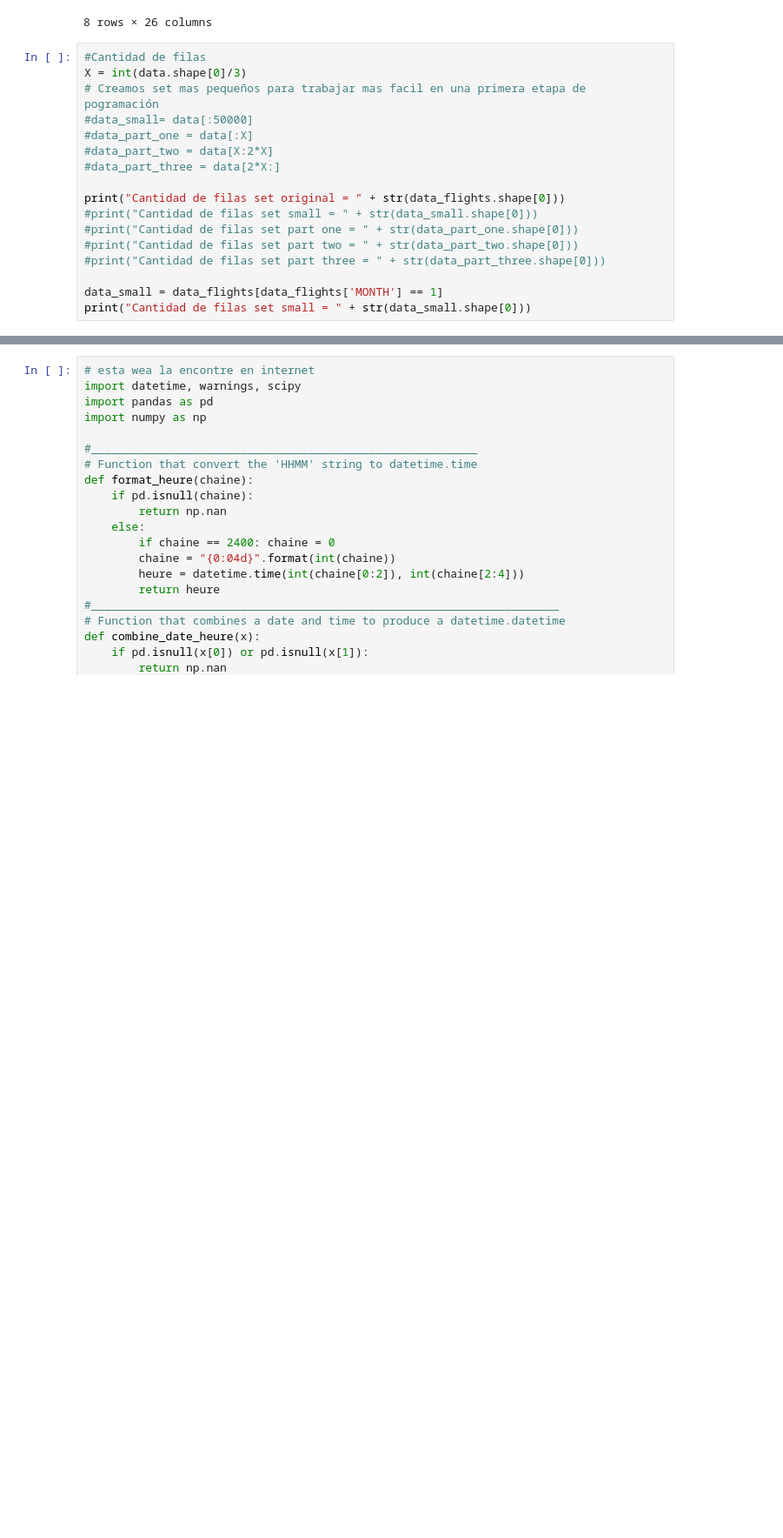
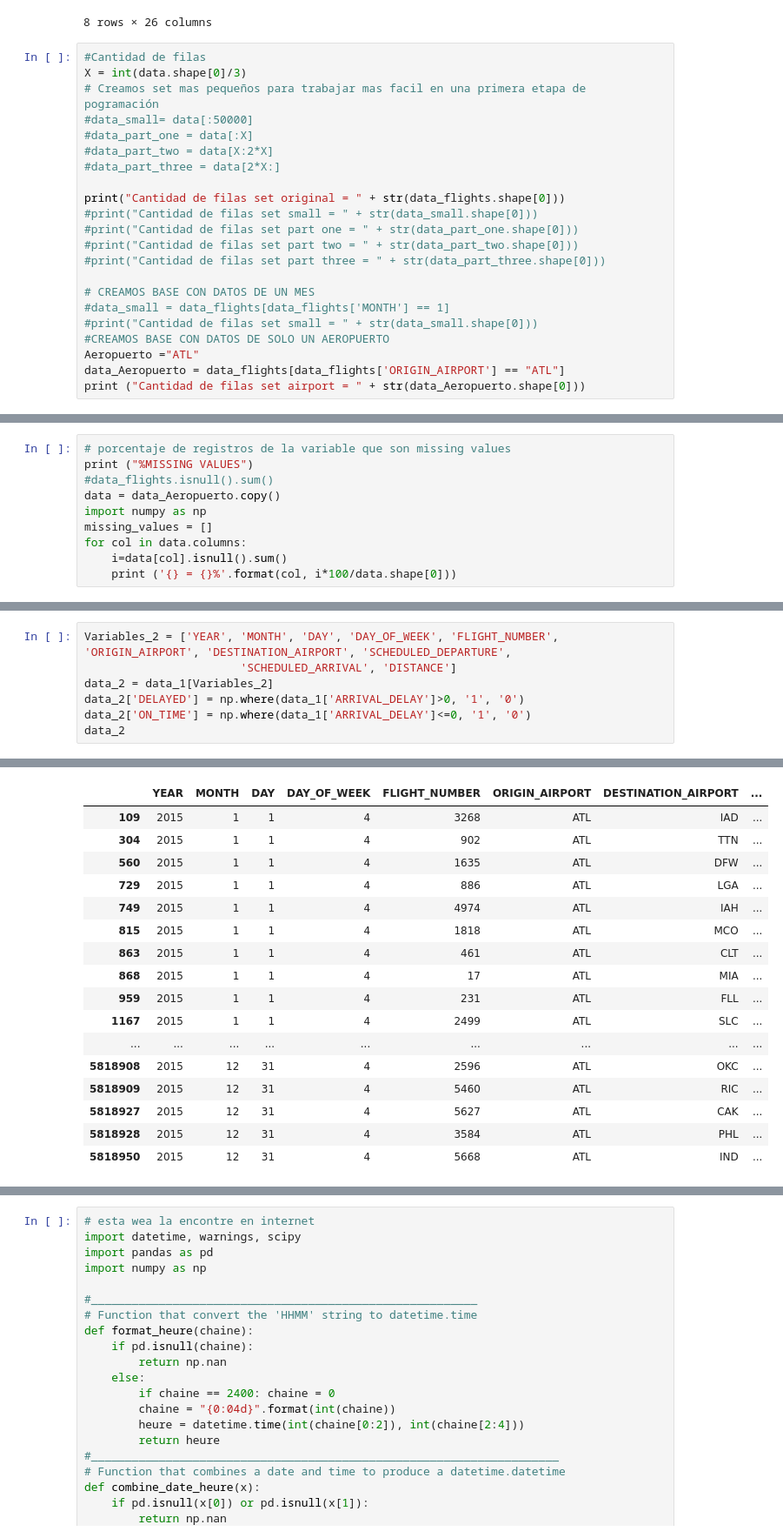
Before and after one commit to fgallardoc/BA, a Jupyter notebook: BA_PROYECTO-VERSION 3.ipynb, the cells around one changed output, grey strips where cells are left out. Shown: that part at 87% size. Cells and saved outputs as stored; diff of their text form; blank space fills up the shorter version.

```diff
--- a/BA_PROYECTO-VERSION 3.ipynb
+++ b/BA_PROYECTO-VERSION 3.ipynb
@@ -34,8 +36,13 @@ print("Cantidad de filas set original = " + str(data_flights.shape[0]))
 #print("Cantidad de filas set part two = " + str(data_part_two.shape[0]))
 #print("Cantidad de filas set part three = " + str(data_part_three.shape[0]))
 
-data_small = data_flights[data_flights['MONTH'] == 1]
-print("Cantidad de filas set small = " + str(data_small.shape[0]))
+# CREAMOS BASE CON DATOS DE UN MES
+#data_small = data_flights[data_flights['MONTH'] == 1]
+#print("Cantidad de filas set small = " + str(data_small.shape[0]))
+#CREAMOS BASE CON DATOS DE SOLO UN AEROPUERTO
+Aeropuerto ="ATL"
+data_Aeropuerto = data_flights[data_flights['ORIGIN_AIRPORT'] == "ATL"]
+print ("Cantidad de filas set airport = " + str(data_Aeropuerto.shape[0]))
 # %% [output]
 Cantidad de filas set original = 5819079
 Cantidad de filas set small = 469968
@@ -41,0 +70,10 @@ Cantidad de filas set small = 469968
+# %%
+# porcentaje de registros de la variable que son missing values
+print ("%MISSING VALUES")
+#data_flights.isnull().sum()
+data = data_Aeropuerto.copy()
+import numpy as np
+missing_values = []
+for col in data.columns:
+    i=data[col].isnull().sum()
+    print ('{} = {}%'.format(col, i*100/data.shape[0]))
@@ -138,0 +134,8 @@ data_1
+# %%
+Variables_2 = ['YEAR', 'MONTH', 'DAY', 'DAY_OF_WEEK', 'FLIGHT_NUMBER', 'ORIGIN_AIRPORT', 'DESTINATION_AIRPORT', 'SCHEDULED_DEPARTURE',
+                       'SCHEDULED_ARRIVAL', 'DISTANCE']
+data_2 = data_1[Variables_2]
+data_2['DELAYED'] = np.where(data_1['ARRIVAL_DELAY']>0, '1', '0')
+data_2['ON_TIME'] = np.where(data_1['ARRIVAL_DELAY']<=0, '1', '0')
+data_2
+# %% [output]
@@ -138,0 +152,17 @@ data_1
+|  | YEAR | MONTH | DAY | DAY_OF_WEEK | FLIGHT_NUMBER | ORIGIN_AIRPORT | DESTINATION_AIRPORT | ... |
+| 109 | 2015 | 1 | 1 | 4 | 3268 | ATL | IAD | ... |
+| 304 | 2015 | 1 | 1 | 4 | 902 | ATL | TTN | ... |
+| 560 | 2015 | 1 | 1 | 4 | 1635 | ATL | DFW | ... |
+| 729 | 2015 | 1 | 1 | 4 | 886 | ATL | LGA | ... |
+| 749 | 2015 | 1 | 1 | 4 | 4974 | ATL | IAH | ... |
+| 815 | 2015 | 1 | 1 | 4 | 1818 | ATL | MCO | ... |
+| 863 | 2015 | 1 | 1 | 4 | 461 | ATL | CLT | ... |
+| 868 | 2015 | 1 | 1 | 4 | 17 | ATL | MIA | ... |
+| 959 | 2015 | 1 | 1 | 4 | 231 | ATL | FLL | ... |
+| 1167 | 2015 | 1 | 1 | 4 | 2499 | ATL | SLC | ... |
+| ... | ... | ... | ... | ... | ... | ... | ... | ... |
+| 5818908 | 2015 | 12 | 31 | 4 | 2596 | ATL | OKC | ... |
+| 5818909 | 2015 | 12 | 31 | 4 | 5460 | ATL | RIC | ... |
+| 5818927 | 2015 | 12 | 31 | 4 | 5627 | ATL | CAK | ... |
+| 5818928 | 2015 | 12 | 31 | 4 | 3584 | ATL | PHL | ... |
+| 5818950 | 2015 | 12 | 31 | 4 | 5668 | ATL | IND | ... |
```
Also changed, not shown: parts of 15 cells of this notebook.
